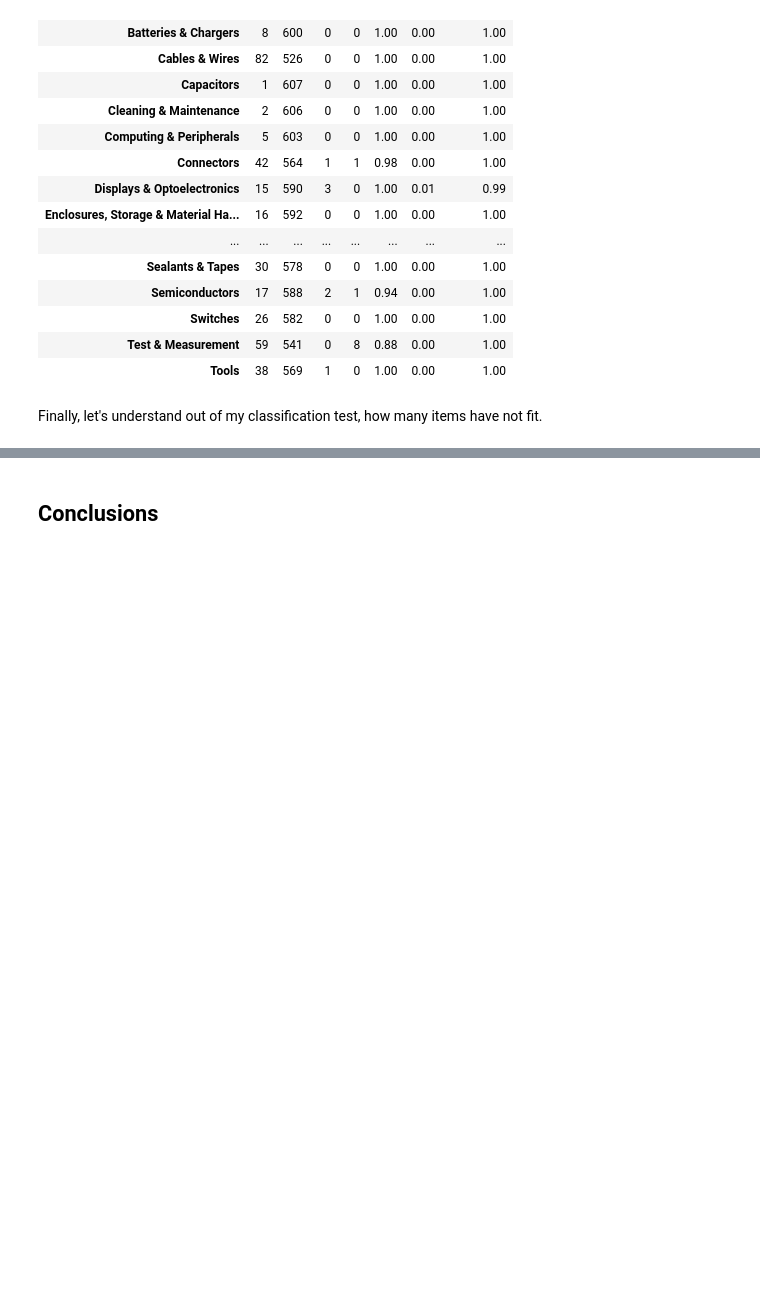
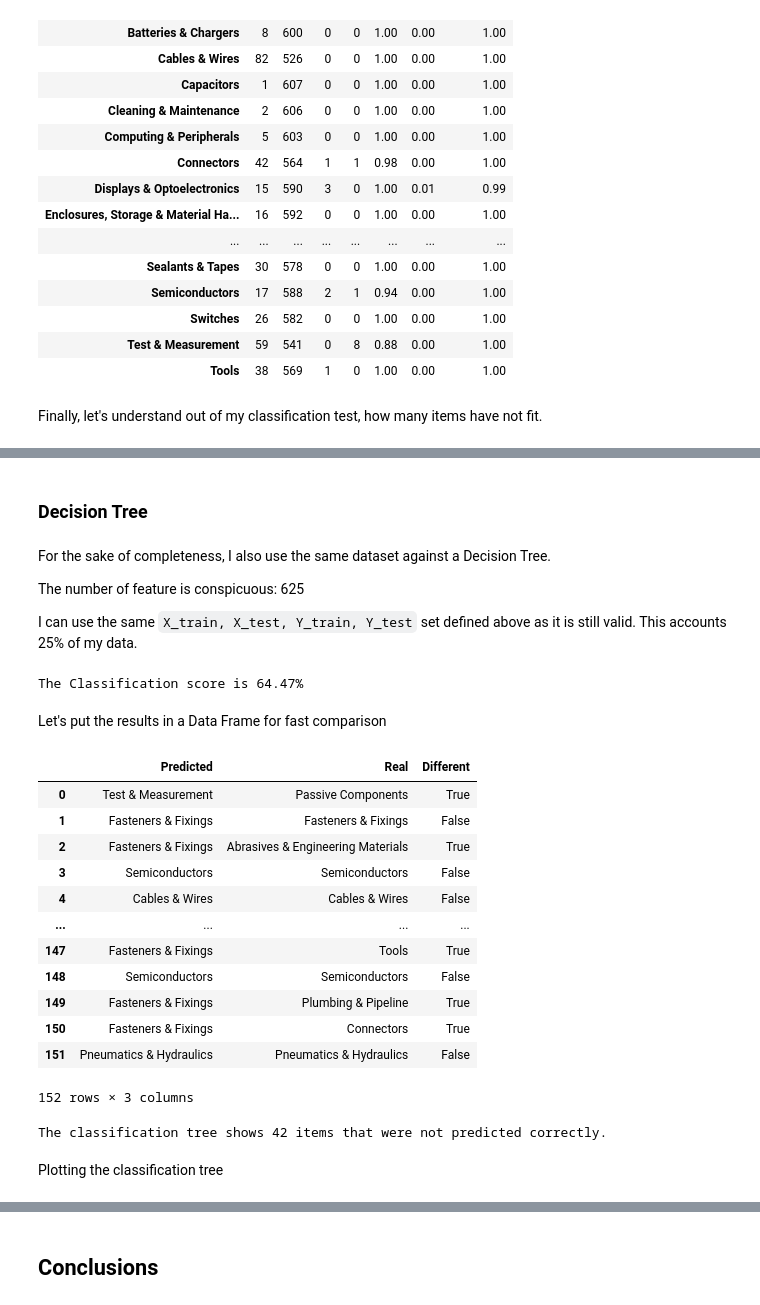
Before and after one commit to andreamoro/Data-Science-Experiments, a Jupyter notebook: Classification Project.ipynb, the cells around one changed output, grey strips where cells are left out. Drawn from its saved outputs; the diff is of its cells as text; code cells hidden in the pictures; blank space fills up the shorter version.

Commit message:
Finalised the Classification project

```diff
--- a/Classification Project.ipynb
+++ b/Classification Project.ipynb
@@ -470,0 +555,17 @@ df_preds[(df_preds['diff'] > 0) | (df_preds['diff'] < 0)]
+# %% [markdown]
+### Decision Tree
+# %% [markdown]
+For the sake of completeness, I also use the same dataset against a Decision Tree.
+
+The number of feature is conspicuous: 625
+
+I can use the same `X_train, X_test, Y_train, Y_test` set defined above as it is still valid. This accounts 25% of my data.
+# %%
+from sklearn import tree
+dtc = tree.DecisionTreeClassifier()
+dtc.fit(X=X_train, y=Y_train)
+# %%
+print(f'The Classification score is {dtc.score(X=X_test, y=Y_test)*100:.2f}%')
+dtc_pred = dtc.predict(X_test)
+# %% [output]
+The Classification score is 64.47%
@@ -470,0 +574,32 @@ df_preds[(df_preds['diff'] > 0) | (df_preds['diff'] < 0)]
+# %% [markdown]
+Let's put the results in a Data Frame for fast comparison
+# %%
+dtc_results = pd.DataFrame(data=list(zip(dtc_pred.tolist(), Y_test.tolist())), columns=['Predicted', 'Real'])
+dtc_results['Different'] = dtc_results.apply(lambda x: True if x.Predicted != x.Real else False, axis=1)
+dtc_results
+# %% [output]
+|  | Predicted | Real | Different |
+| 0 | Test & Measurement | Passive Components | True |
+| 1 | Fasteners & Fixings | Fasteners & Fixings | False |
+| 2 | Fasteners & Fixings | Abrasives & Engineering Materials | True |
+| 3 | Semiconductors | Semiconductors | False |
+| 4 | Cables & Wires | Cables & Wires | False |
+| ... | ... | ... | ... |
+| 147 | Fasteners & Fixings | Tools | True |
+| 148 | Semiconductors | Semiconductors | False |
+| 149 | Fasteners & Fixings | Plumbing & Pipeline | True |
+| 150 | Fasteners & Fixings | Connectors | True |
+| 151 | Pneumatics & Hydraulics | Pneumatics & Hydraulics | False |
+152 rows × 3 columns
+# %%
+print(f"The classification tree shows {len(dtc_results.query('Different == True'))} items that were not predicted correctly.")
+
+# # alternatively to the lambda the following can be used for an in-line calculation
+# # Bear in mind that this works well in this circumstance as the alphabetical order
+# # puts True as the second and last element.
+# # It may not work well in other circumstances
+# (dtc_pred != Y_test).value_counts()[0]
+# %% [output]
+The classification tree shows 42 items that were not predicted correctly.
+# %% [markdown]
+Plotting the classification tree
```
Also changed, not shown: parts of 38 cells of this notebook.
